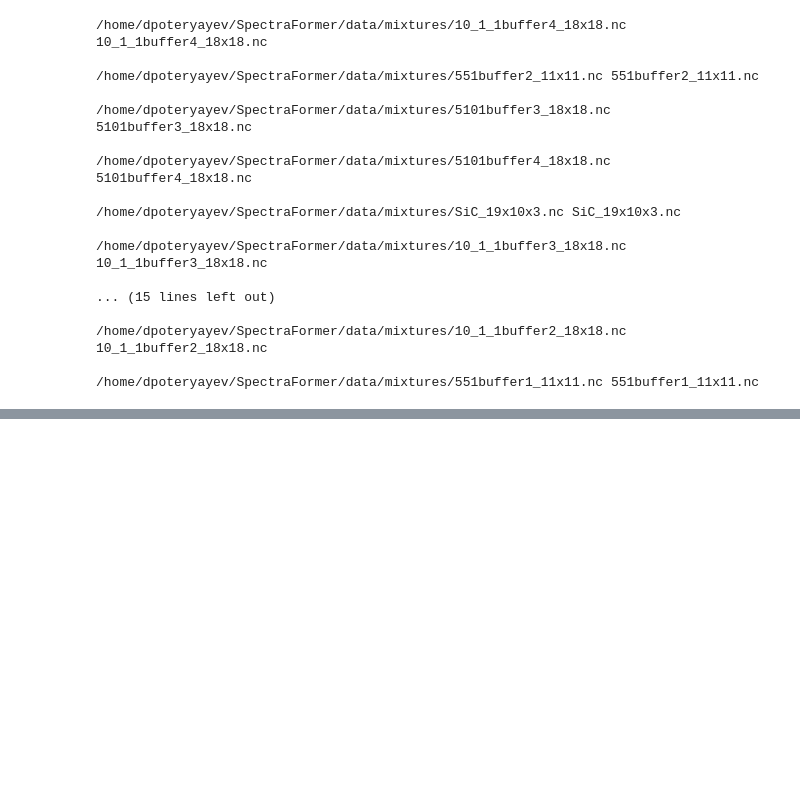
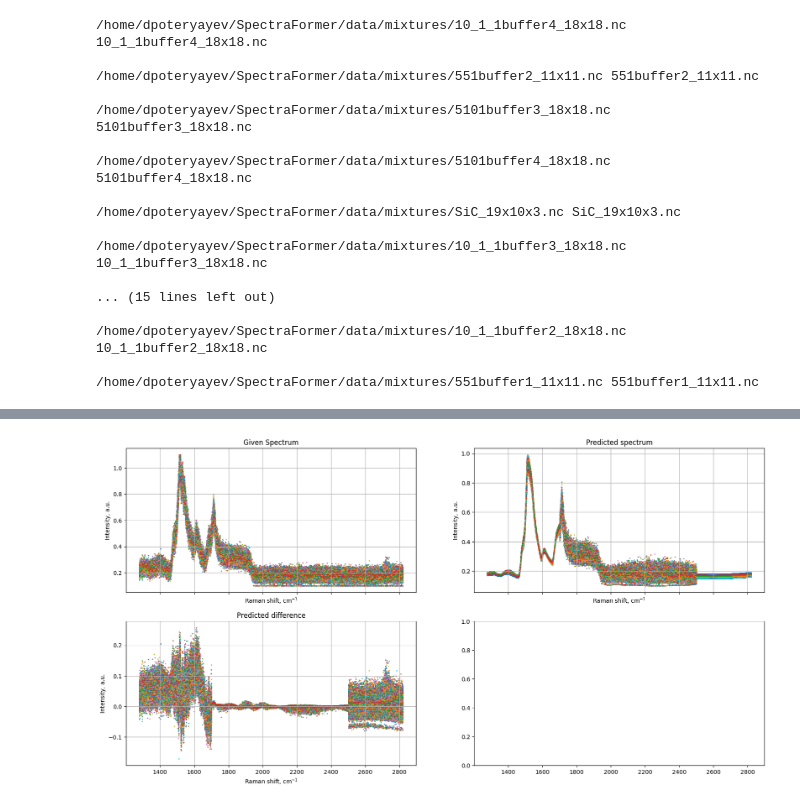
Before and after one commit to pietronvll/spectraformer, a Jupyter notebook: notebook.ipynb, the cells around one changed output, grey strips where cells are left out. Drawn from its saved outputs; the diff is of its cells as text; code cells hidden in the pictures; blank space fills up the shorter version.

Commit message:
Looking into unmixed data

```diff
--- a/notebook.ipynb
+++ b/notebook.ipynb
@@ -82,0 +86,4 @@ for elem in Path(mixdir).iterdir():
+# %%
+unmixed_ds = xr.load_dataset("data/unmixed/unmixed_by_min23_CorrGamma_10_1_1buffer1_18x18.nc")
+unmixed_ds['wave_number'] = unmixed_ds['wave_number'] * 800 + 2000
+unmixed_ds
@@ -82,0 +102,27 @@ for elem in Path(mixdir).iterdir():
+# %%
+fig = plt.figure(figsize=(20, 10))
+axes = fig.subplots(2, 2, sharex=True)
+
+for i in range(len(unmixed_ds['sample'])):
+
+    axes[0,0].scatter(x=unmixed_ds['wave_number'], y=unmixed_ds['spectra'][i], s=1)
+    axes[0,0].set_xlabel('Raman shift, cm$^{-1}$')
+    axes[0,0].set_ylabel('Intensity, a.u.')
+    axes[0,0].set_title('Given Spectrum')
+    axes[0,0].grid(visible=True, which='major', axis='both')
+
+    axes[0,1].scatter(x=unmixed_ds['wave_number'], y=unmixed_ds['predicted_spectra'][i], s=1)
+    axes[0,1].set_xlabel('Raman shift, cm$^{-1}$')
+    axes[0,1].set_ylabel('Intensity, a.u.')
+    axes[0,1].set_title('Predicted spectrum')
+    axes[0,1].grid(visible=True, which='major', axis='both')
+
+    axes[1,0].scatter(x=unmixed_ds['wave_number'], y=unmixed_ds['predicted_difference'][i], s=1)
+    axes[1,0].set_xlabel('Raman shift, cm$^{-1}$')
+    axes[1,0].set_ylabel('Intensity, a.u.')
+    axes[1,0].set_title('Predicted difference')
+    axes[1,0].grid(visible=True, which='major', axis='both')
+
+plt.show()
+# %% [output]
+[figure, added]
```
Also changed, not shown: parts of 2 cells of this notebook.
